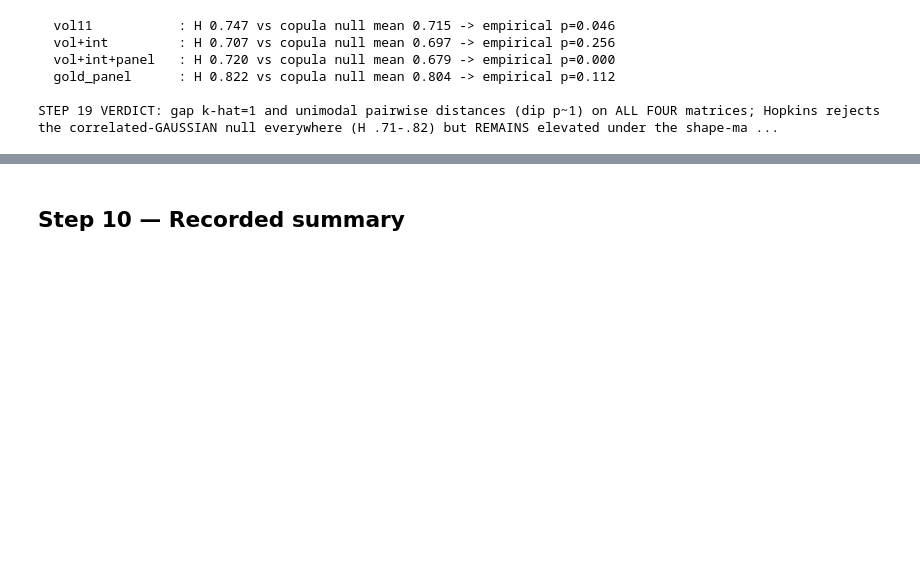
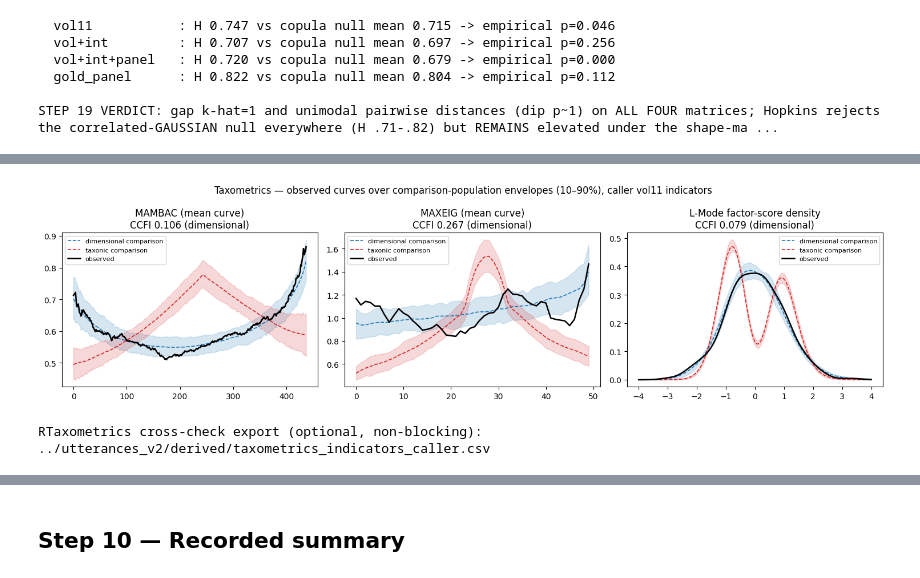
Before and after one commit to dainbrownlow08/swb_infra, a Jupyter notebook: analysis/07_final.ipynb, the cells around one changed output, grey strips where cells are left out. Drawn from its saved outputs; the diff is of its cells as text; code cells hidden in the pictures; blank space fills up the shorter version.

```diff
--- a/analysis/07_final.ipynb
+++ b/analysis/07_final.ipynb
@@ -1942,0 +2022,26 @@ STEP 19 VERDICT: gap k-hat=1 and unimodal pairwise distances (dip p~1) on ALL FO
+# %%
+# --- 20b: the observed-curve-over-envelopes exhibit + RTaxometrics export -----------------
+_fig, _axes = plt.subplots(1, 3, figsize=(15, 4))
+_xs = {"mambac": None, "maxeig": None, "lmode": LMODE_GRID}
+for _ax, _p, _ttl in zip(_axes, ("mambac", "maxeig", "lmode"),
+                         ("MAMBAC (mean curve)", "MAXEIG (mean curve)", "L-Mode factor-score density")):
+    _obs = res20["observed"][_p]
+    _x = _xs[_p] if _xs[_p] is not None else np.arange(len(_obs))
+    for _fam, _col, _lab in (("dim_curves", "tab:blue", "dimensional comparison"),
+                             ("tax_curves", "tab:red", "taxonic comparison")):
+        _stk = res20[_fam][_p]
+        _ax.fill_between(_x, np.percentile(_stk, 10, axis=0), np.percentile(_stk, 90, axis=0),
+                         color=_col, alpha=0.18)
+        _ax.plot(_x, _stk.mean(axis=0), color=_col, ls="--", lw=1.2, label=_lab)
+    _ax.plot(_x, _obs, color="black", lw=1.8, label="observed")
+    _ax.set_title(f"{_ttl}\nCCFI {res20['ccfi'][_p]:.3f} ({ccfi_verdict(res20['ccfi'][_p])})")
+    _ax.legend(fontsize=8)
+_fig.suptitle("Taxometrics — observed curves over comparison-population envelopes (10–90%), caller vol11 indicators")
+plt.tight_layout(); plt.show()
+
+_exp = Path("../utterances_v2/derived/taxometrics_indicators_caller.csv")
+pd.DataFrame(X_tax, columns=TAX_IND, index=spk.index).to_csv(_exp)
+print(f"RTaxometrics cross-check export (optional, non-blocking): {_exp}")
+# %% [output]
+[figure, added]
+RTaxometrics cross-check export (optional, non-blocking): ../utterances_v2/derived/taxometrics_indicators_caller.csv
```
Also changed, not shown: parts of 8 cells of this notebook, 3 other files.
